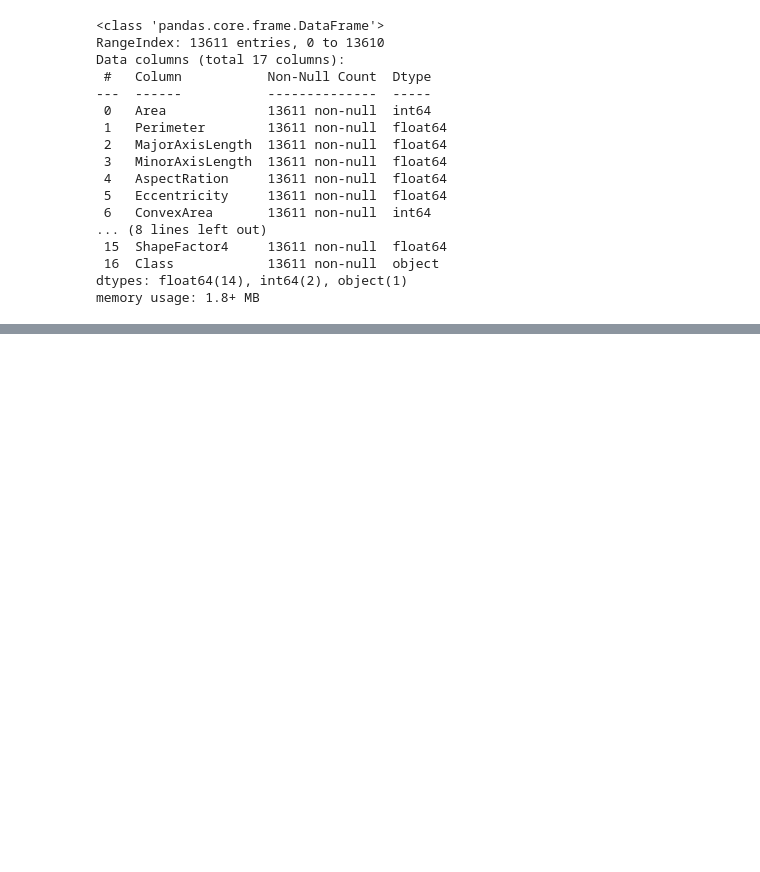
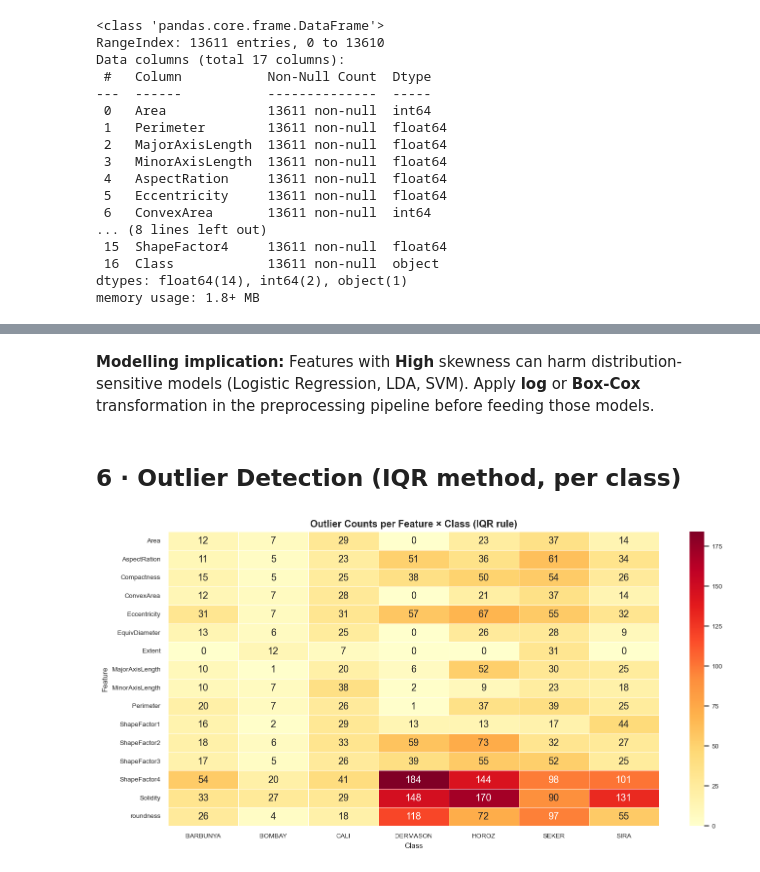
Before and after one commit to Ali-sarafraz/dry-bean-classification, a Jupyter notebook: EDA.ipynb, the cells around one changed output, grey strips where cells are left out. Cells and saved outputs as stored; diff of their text form; code cells hidden in the pictures; blank space fills up the shorter version.

```diff
--- a/EDA.ipynb
+++ b/EDA.ipynb
@@ -124,18 +69,0 @@ For certain models — particularly those sensitive to feature distributions, su
-# %%
-numeric_cols = df.select_dtypes(include=['float64', 'int64']).columns
-
-print("Number of outlier")
-
-for bean_class in df['Class'].unique():
-    class_data = df[df['Class'] == bean_class][numeric_cols]
-    print(f"\n{bean_class}:")
-
-    for col in numeric_cols:
-        Q1 = class_data[col].quantile(0.25)
-        Q3 = class_data[col].quantile(0.75)
-        IQR = Q3 - Q1
-        lower_bound = Q1 - 1.5 * IQR
-        upper_bound = Q3 + 1.5 * IQR
-
-        outliers = class_data[(class_data[col] < lower_bound) | (class_data[col] > upper_bound)][col]
-        print(f"    {col}: {len(outliers)}")
@@ -223,0 +193,37 @@ This similarity may lead to confusion for classification models, increasing the
+# %% [markdown]
+**Modelling implication:** Features with **High** skewness can harm
+distribution-sensitive models (Logistic Regression, LDA, SVM).
+Apply **log** or **Box-Cox** transformation in the preprocessing pipeline
+before feeding those models.
+# %% [markdown]
+## 6 · Outlier Detection (IQR method, per class)
+# %%
+def count_outliers_iqr(series: pd.Series) -> int:
+    """Return the number of values outside [Q1 - 1.5·IQR, Q3 + 1.5·IQR]."""
+    q1, q3 = series.quantile(0.25), series.quantile(0.75)
+    iqr = q3 - q1
+    return int(((series < q1 - 1.5 * iqr) | (series > q3 + 1.5 * iqr)).sum())
+
+
+# Build a tidy outlier-count DataFrame
+records = []
+for bean_class, group in df.groupby("Class"):
+    for col in numerical_cols:
+        records.append({
+            "Class": bean_class,
+            "Feature": col,
+            "Outliers": count_outliers_iqr(group[col])
+        })
+
+outlier_df = pd.DataFrame(records)
+
+# Pivot for a heatmap-style view
+pivot = outlier_df.pivot(index="Feature", columns="Class", values="Outliers")
+
+fig, ax = plt.subplots(figsize=(12, 6))
+sns.heatmap(pivot, annot=True, fmt="d", cmap="YlOrRd", linewidths=0.4, ax=ax)
+ax.set_title("Outlier Counts per Feature × Class (IQR rule)", fontsize=12, weight="bold")
+plt.tight_layout()
+plt.show()
+# %% [output]
+[figure, added]
```
Also changed, not shown: parts of 46 cells of this notebook, 6 other files.
